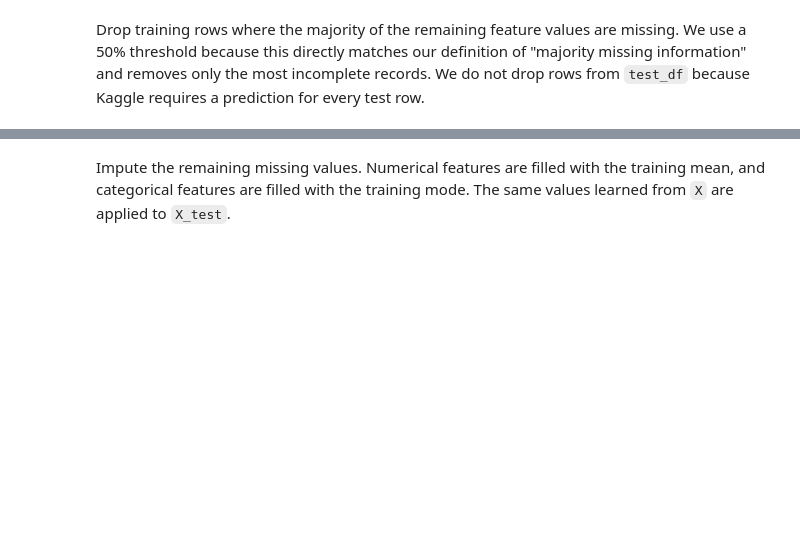
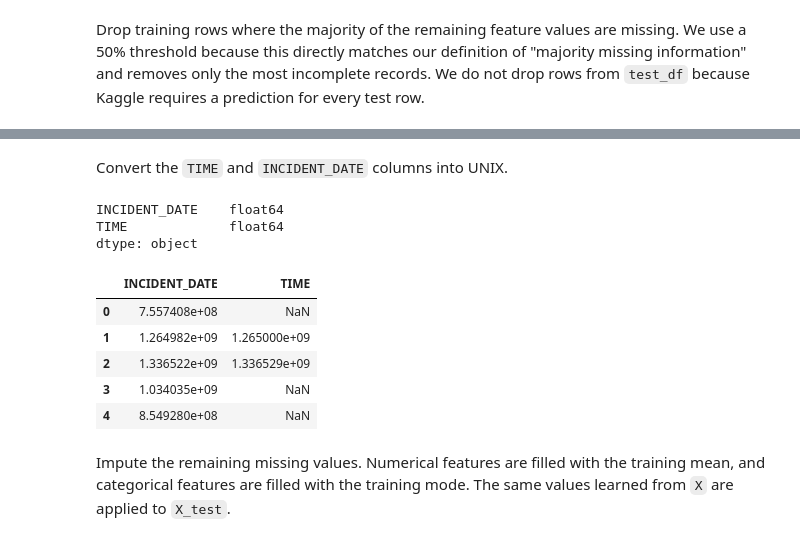
Before and after one commit to tarap123/4-nearest-neighbors, a Jupyter notebook: 4_nearest_neighbors.ipynb, the cells around one changed output, grey strips where cells are left out. Drawn from its saved outputs; the diff is of its cells as text; code cells hidden in the pictures; blank space fills up the shorter version.

```diff
--- a/4_nearest_neighbors.ipynb
+++ b/4_nearest_neighbors.ipynb
@@ -61,6 +61,11 @@ y = train_df[target_col]
 
 X_test = test_df.drop(columns=cols_to_drop, errors="ignore")
 
+for feature_df in (X, X_test):
+    runway_is_blank = feature_df["RUNWAY"].isna() | feature_df["RUNWAY"].astype(str).str.strip().eq("")
+    feature_df["airborne"] = runway_is_blank.astype(int)
+    feature_df.drop(columns=["RUNWAY"], inplace=True)
+
 print("Dropped columns:")
 print(cols_to_drop)
 
@@ -111,3 +116,36 @@ Cleaned target shape: (306846,)
+# %% [markdown]
+Convert the `TIME` and `INCIDENT_DATE` columns into UNIX.
+# %%
+def datetime_to_unix_seconds(datetime_series):
+    unix_seconds = datetime_series.astype("int64") // 10**9
+    return unix_seconds.where(datetime_series.notna(), np.nan).astype("float64")
+
+
+for feature_df in (X, X_test):
+    incident_date = pd.to_datetime(feature_df["INCIDENT_DATE"], format="%m/%d/%y", errors="coerce")
+    incident_datetime = pd.to_datetime(
+        feature_df["INCIDENT_DATE"].astype("string").str.strip()
+        + " "
+        + feature_df["TIME"].astype("string").str.strip(),
+        format="%m/%d/%y %H:%M",
+        errors="coerce",
+    )
+
+    feature_df["INCIDENT_DATE"] = datetime_to_unix_seconds(incident_date)
+    feature_df["TIME"] = datetime_to_unix_seconds(incident_datetime)
+
+print(X[["INCIDENT_DATE", "TIME"]].dtypes)
+X[["INCIDENT_DATE", "TIME"]].head()
+# %% [output]
+INCIDENT_DATE    float64
+TIME             float64
+dtype: object
+|  | INCIDENT_DATE | TIME |
+| 0 | 7.557408e+08 | NaN |
+| 1 | 1.264982e+09 | 1.265000e+09 |
+| 2 | 1.336522e+09 | 1.336529e+09 |
+| 3 | 1.034035e+09 | NaN |
+| 4 | 8.549280e+08 | NaN |
 # %% [markdown]
 Impute the remaining missing values. Numerical features are filled with the training mean, and categorical features are filled with the training mode. The same values learned from `X` are applied to `X_test`.
 # %%
```
Also changed, not shown: parts of 3 cells of this notebook.
